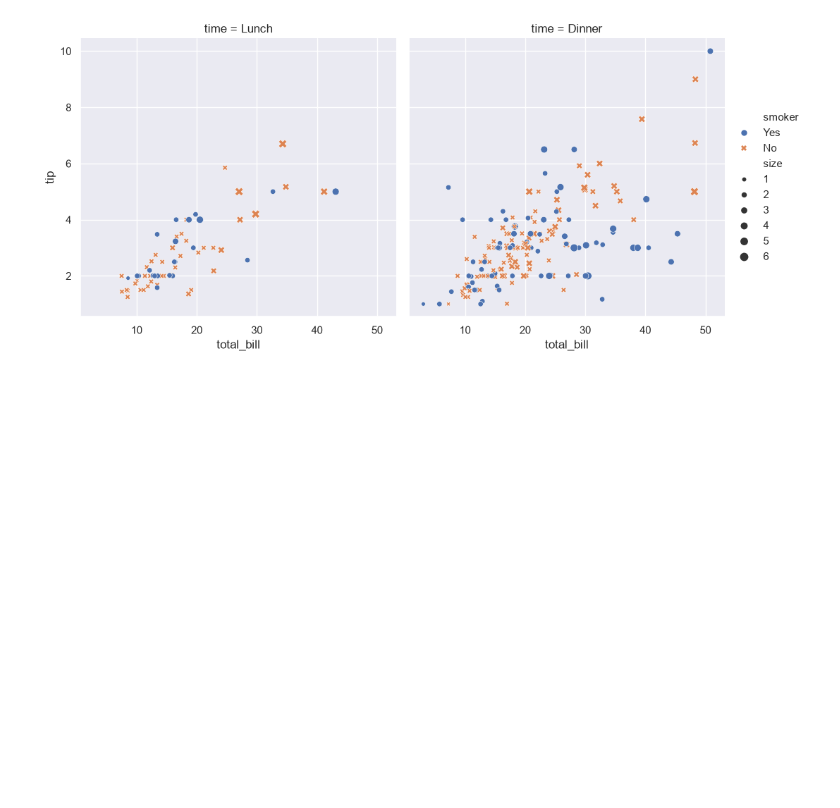
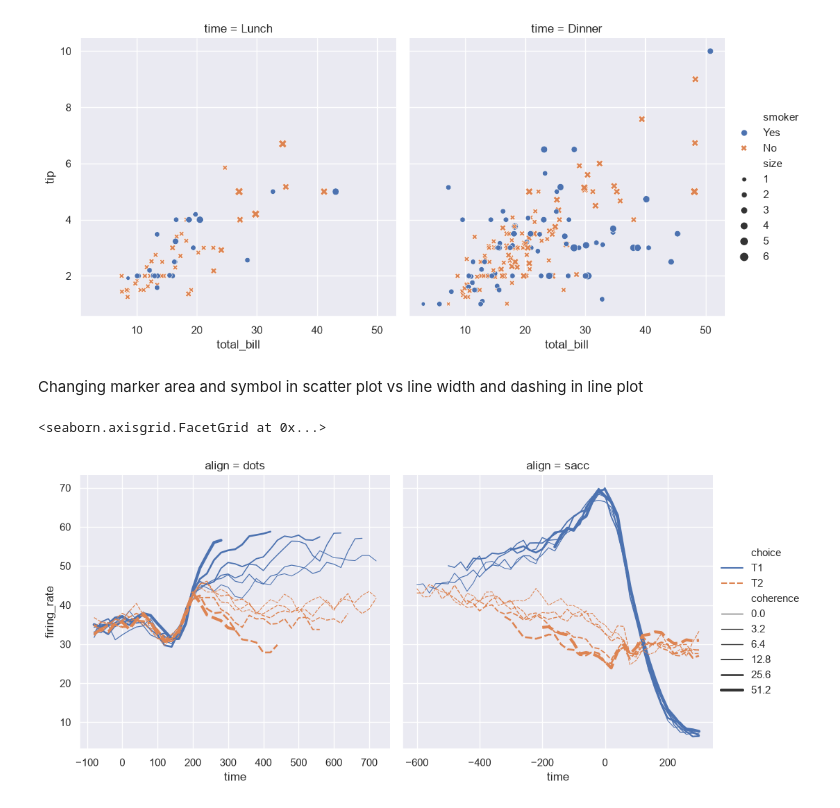
Before and after one commit to K1ngHandy/Seaborn, a Jupyter notebook: intro.ipynb, the cells around one changed output. Cells and saved outputs as stored; diff of their text form; code cells hidden in the pictures; blank space fills up the shorter version.

Commit message:
add size and style params

```diff
--- a/intro.ipynb
+++ b/intro.ipynb
@@ -21,3 +21,16 @@ sns.relplot(
 # %% [output]
 <seaborn.axisgrid.FacetGrid at 0x...>
 [figure]
+# %% [markdown]
+Changing marker area and symbol in scatter plot vs line width and dashing in line plot
+# %%
+dots = sns.load_dataset("dots")
+sns.relplot(
+    data = dots, kind = "line",
+    x = "time", y = "firing_rate", col = "align",
+    hue = "choice", size = "coherence", style = "choice",
+    facet_kws = dict(sharex = False)
+)
+# %% [output]
+<seaborn.axisgrid.FacetGrid at 0x...>
+[figure, added]
```
